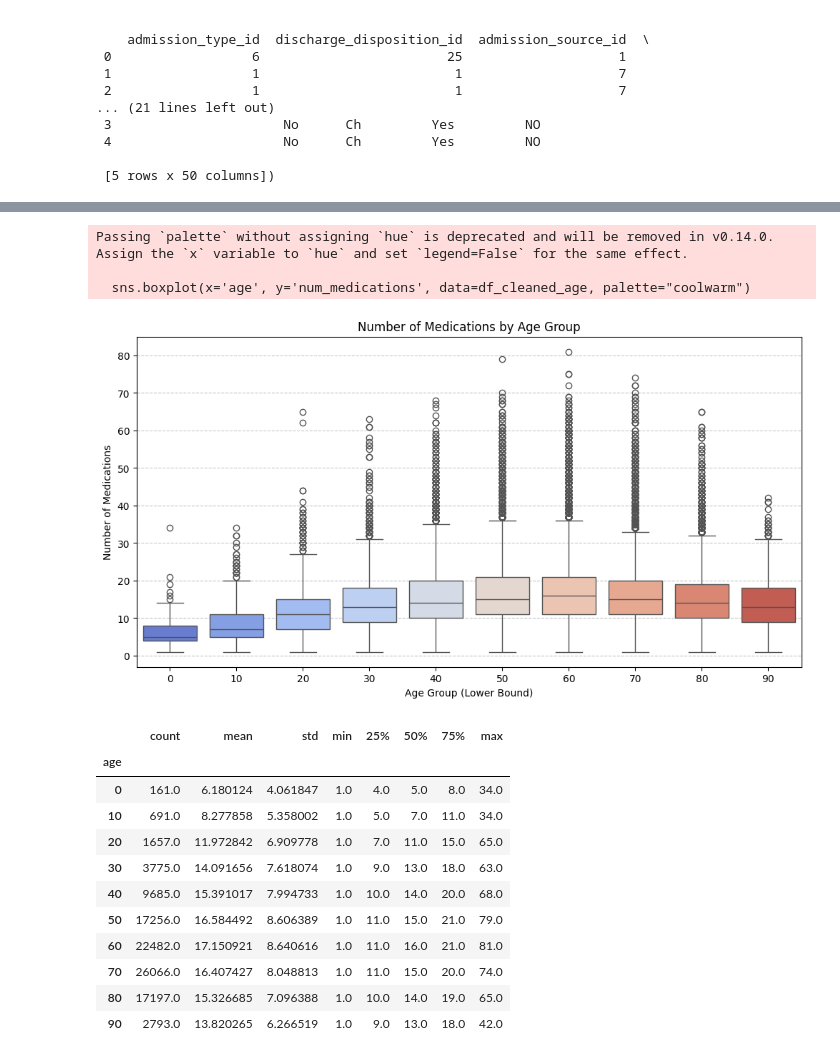
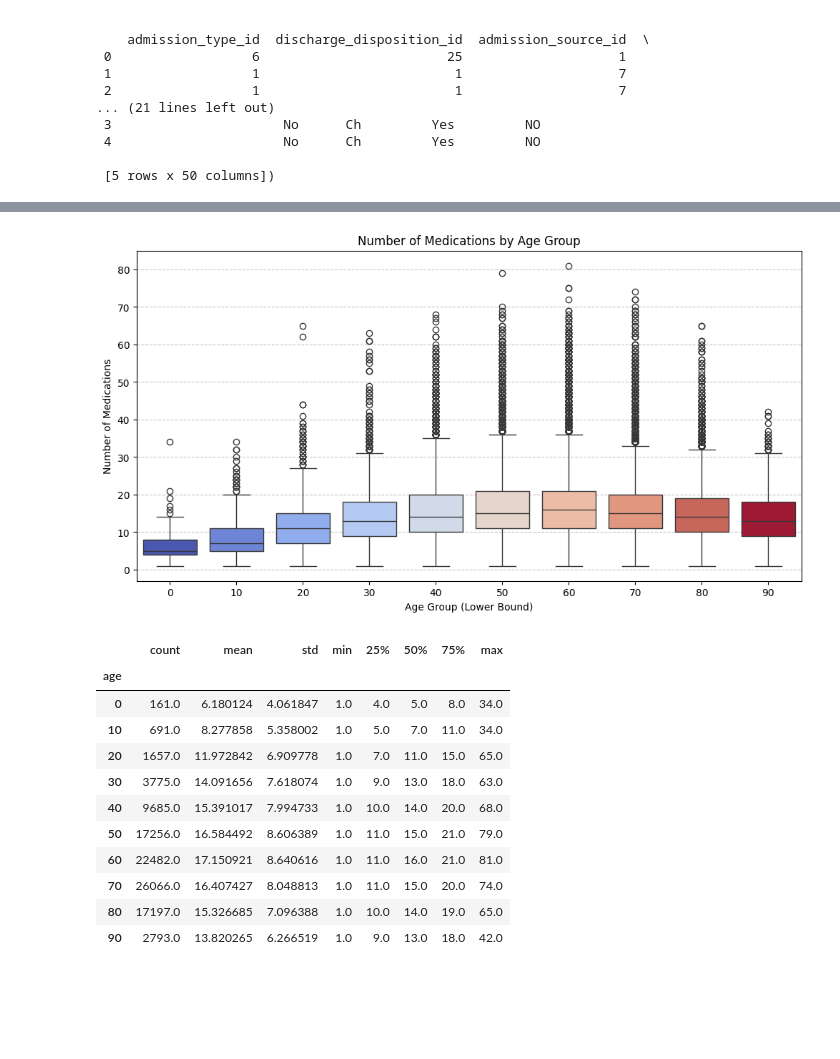
Before and after one commit to ibarcomb/LGA-Course, a Jupyter notebook: Diabetes.ipynb, the cells around one changed output, grey strips where cells are left out. Drawn from its saved outputs; the diff is of its cells as text; code cells hidden in the pictures; blank space fills up the shorter version.

```diff
--- a/Diabetes.ipynb
+++ b/Diabetes.ipynb
@@ -76,28 +73,25 @@ Passing `palette` without assigning `hue` is deprecated and will be removed in v
 # %%
 #Cleaning: Ensure valid age entries and extract numerical ranges.
 df_cleaned_age = df_cleaned.copy()
 df_cleaned_age['age'] = df_cleaned_age['age'].str.extract('(\d+)-(\d+)')[0].astype(int)
 
 #Descriptive statistics for number of medications by age group.
 stats_age = df_cleaned_age.groupby('age')['num_medications'].describe()
 
 #Visualization: Number of medications by age group.
 plt.figure(figsize=(12,6))
-sns.boxplot(x='age', y='num_medications', data=df_cleaned_age, palette="coolwarm")
+sns.boxplot(x='age', y='num_medications', data=df_cleaned_age, hue="age", palette="coolwarm", legend=False)
 plt.title('Number of Medications by Age Group')
 plt.xlabel('Age Group (Lower Bound)')
 plt.ylabel('Number of Medications')
 plt.grid(axis='y', linestyle='--', alpha=0.7)
 plt.show()
 
 stats_age
 
 #Summary: Data suggests that medication needs increase with age until around 60-70 years, after which they tend to stabilize or decrease slightly.
 # %% [output]
-Passing `palette` without assigning `hue` is deprecated and will be removed in v0.14.0. Assign the `x` variable to `hue` and set `legend=False` for the same effect.
-
-  sns.boxplot(x='age', y='num_medications', data=df_cleaned_age, palette="coolwarm")
-[figure, old version]
+[figure, new version]
 |  | count | mean | std | min | 25% | 50% | 75% | max |
 | age |  |  |  |  |  |  |  |  |
 | 0 | 161.0 | 6.180124 | 4.061847 | 1.0 | 4.0 | 5.0 | 8.0 | 34.0 |
```
Also changed, not shown: parts of 1 cell of this notebook.
